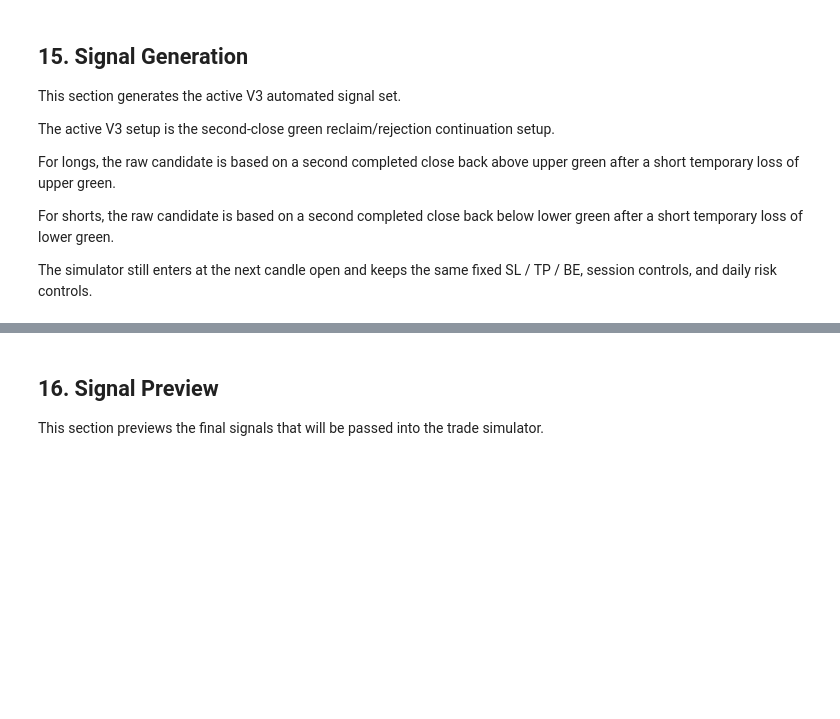
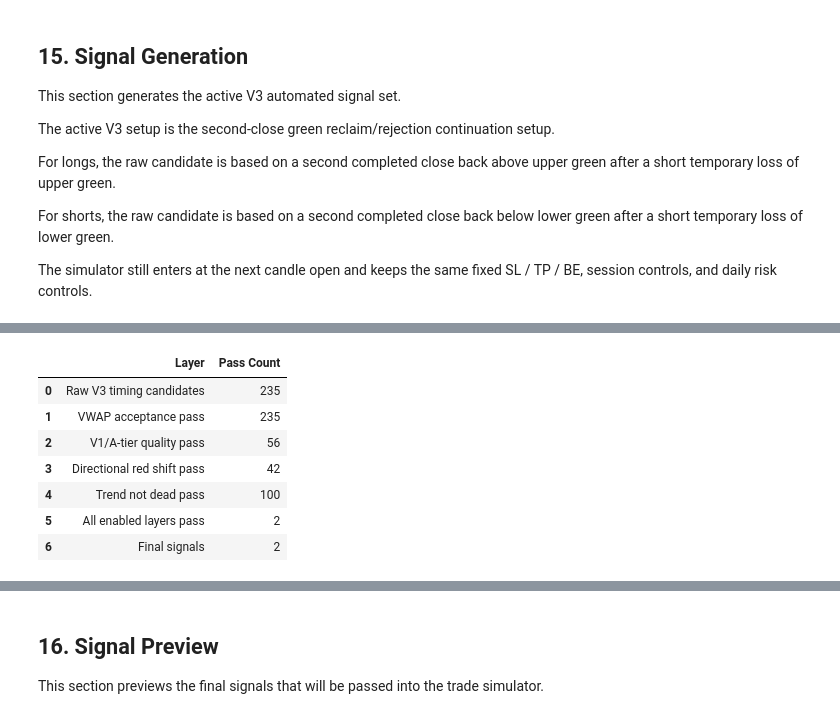
Before and after one commit to MichaelMorgante/VWAP-probability-band-engine, a Jupyter notebook: notebooks/automated_vwap_v3.ipynb, the cells around one changed output, grey strips where cells are left out. Saved outputs shown, nothing was run; the diff lists cells and outputs as text; code cells hidden in the pictures; blank space fills up the shorter version.

```diff
--- a/notebooks/automated_vwap_v3.ipynb
+++ b/notebooks/automated_vwap_v3.ipynb
@@ -2215,0 +2438,52 @@ print(signals_df["v1_signal_block_reason"].value_counts(dropna=False).to_string(
+# %%
+raw_v3 = signals_df[signals_df["raw_signal_name"] != "NO_SIGNAL"].copy()
+
+is_long = raw_v3["raw_signal_side"] == "long"
+is_short = raw_v3["raw_signal_side"] == "short"
+
+layer_summary = {
+    "Raw V3 timing candidates": len(raw_v3),
+
+    "VWAP acceptance pass": int(
+        (
+            (is_long & raw_v3["v3_long_vwap_acceptance_pass"].fillna(False).astype(bool))
+            | (is_short & raw_v3["v3_short_vwap_acceptance_pass"].fillna(False).astype(bool))
+        ).sum()
+    ),
+
+    "V1/A-tier quality pass": int(
+        (
+            (is_long & raw_v3["v3_long_v1_execution_quality_pass"].fillna(False).astype(bool))
+            | (is_short & raw_v3["v3_short_v1_execution_quality_pass"].fillna(False).astype(bool))
+        ).sum()
+    ),
+
+    "Directional red shift pass": int(
+        (
+            (is_long & raw_v3["v3_long_directional_red_shift_pass"].fillna(False).astype(bool))
+            | (is_short & raw_v3["v3_short_directional_red_shift_pass"].fillna(False).astype(bool))
+        ).sum()
+    ),
+
+    "Trend not dead pass": int(
+        (
+            (is_long & ~raw_v3["v3_long_trend_dead"].fillna(False).astype(bool))
+            | (is_short & ~raw_v3["v3_short_trend_dead"].fillna(False).astype(bool))
+        ).sum()
+    ),
+
+    "All enabled layers pass": int(raw_v3["strategy_filter_pass"].fillna(False).astype(bool).sum()),
+
+    "Final signals": int((signals_df["v1_signal_name"] != "NO_SIGNAL").sum()),
+}
+
+pd.DataFrame(layer_summary.items(), columns=["Layer", "Pass Count"])
+# %% [output]
+|  | Layer | Pass Count |
+| 0 | Raw V3 timing candidates | 235 |
+| 1 | VWAP acceptance pass | 235 |
+| 2 | V1/A-tier quality pass | 56 |
+| 3 | Directional red shift pass | 42 |
+| 4 | Trend not dead pass | 100 |
+| 5 | All enabled layers pass | 2 |
+| 6 | Final signals | 2 |
```
Also changed, not shown: parts of 37 cells of this notebook.
